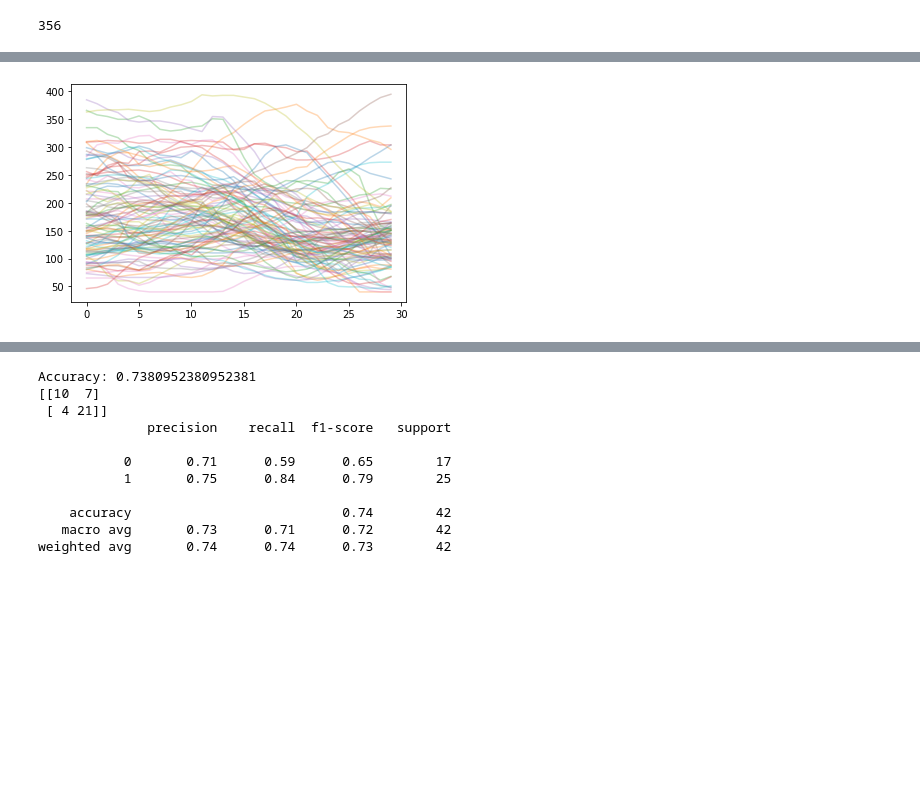
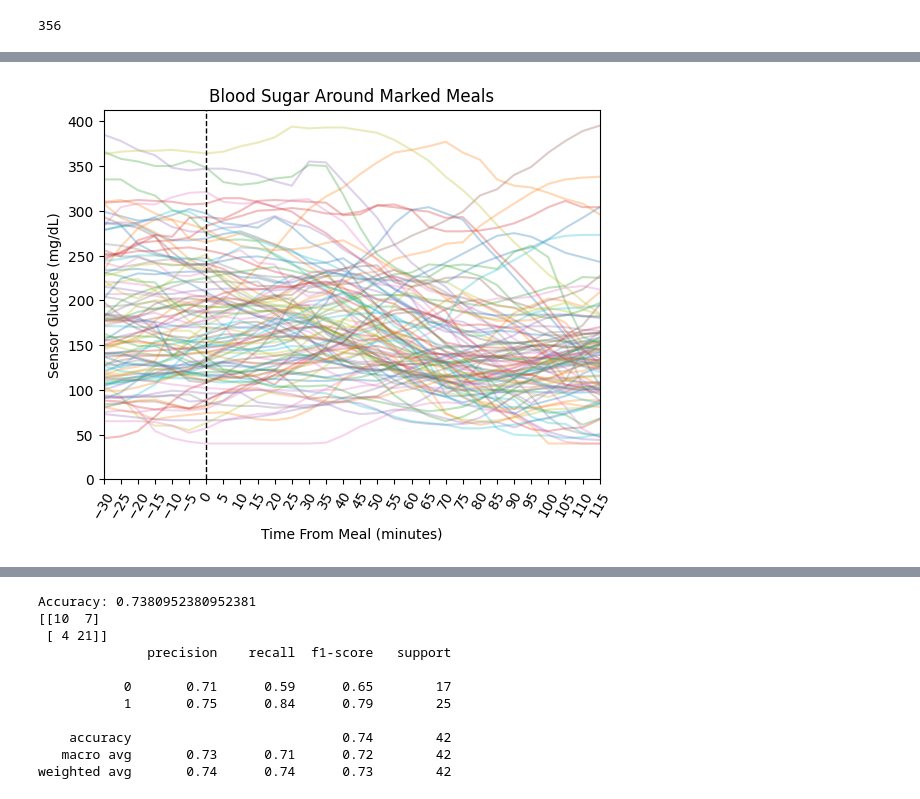
Before and after one commit to AbhikChowdhury6/CGMcomp, a Jupyter notebook: analysis.ipynb, the cells around one changed output, grey strips where cells are left out. Cells and saved outputs as stored; diff of their text form; code cells hidden in the pictures; blank space fills up the shorter version.

```diff
--- a/analysis.ipynb
+++ b/analysis.ipynb
@@ -173,11 +176,24 @@ plt.show()
-# %%
-for i in range(0,100):
-    plt.plot(p1MealsCGM[i],alpha=0.3)
-
-
-plt.show()
-# %% [output]
-[figure, removed]
+# %%
+xlabels = [(x*5)-30 for x in range(30)]
+
+for i in range(0,100):
+    plt.plot(xlabels, p1MealsCGM[i],alpha=0.3)
+
+#put a vertical line at meal time
+# title it
+plt.title("Blood Sugar Around Marked Meals")
+# label y axis Sensor Glucose (mg/dL)
+plt.ylabel("Sensor Glucose (mg/dL)")
+# change the x label to Time From Meal (minutes)
+plt.xlabel("Time From Meal (minutes)")
+#change numbers to (index * 5) - 30
+plt.xticks(xlabels, rotation=60)
+plt.ylim(ymin=0)
+plt.xlim(xmin=-30,xmax=115)
+plt.axvline(0, color='k', linestyle='dashed', linewidth=1)
+plt.show()
+# %% [output]
+[figure, added]
 # %%
 for i in range(100,200):
     plt.plot(p1NoMealsCGM[i],alpha=0.3)
```
Also changed, not shown: parts of 7 cells of this notebook.
